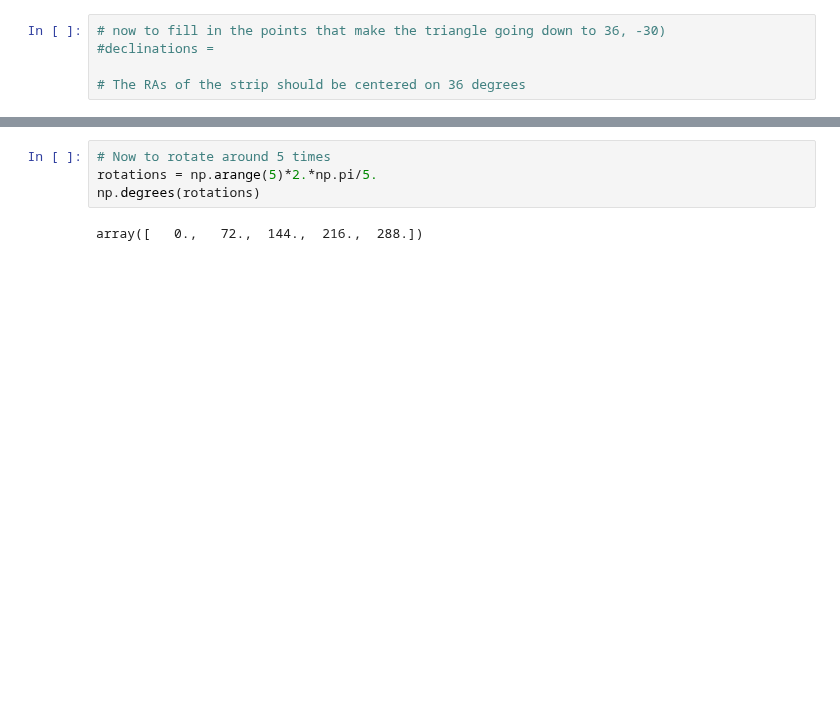
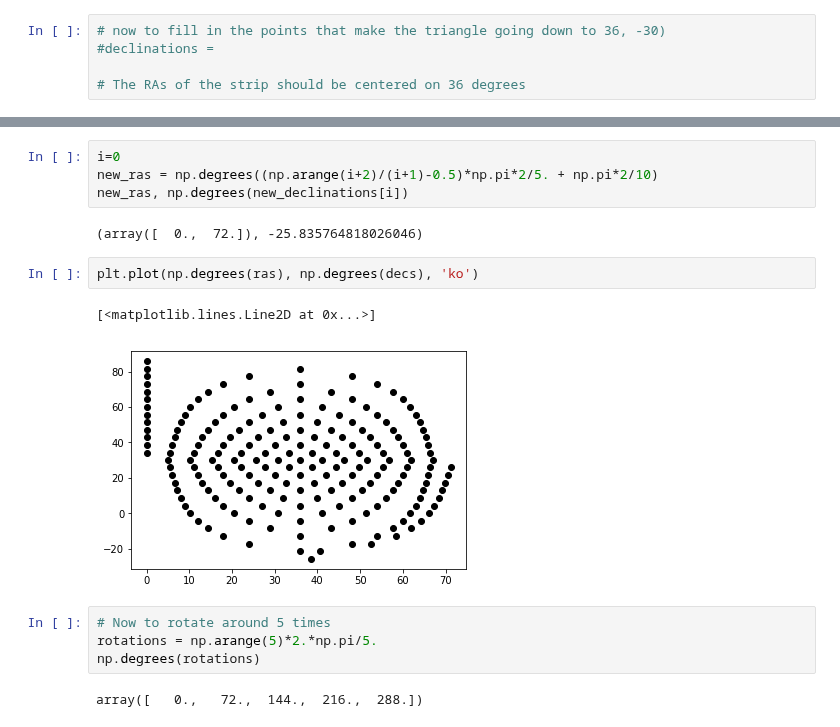
Before and after one commit to yoachim/18_scratch, a Jupyter notebook: penthex/try_cover.ipynb, the cells around one changed output, grey strips where cells are left out. Drawn from its saved outputs; the diff is of its cells as text; blank space fills up the shorter version.

```diff
--- a/penthex/try_cover.ipynb
+++ b/penthex/try_cover.ipynb
@@ -169,3 +188,14 @@ for i, dec in enumerate(declinations[:-1]):
+# %%
+i=0
+new_ras = np.degrees((np.arange(i+2)/(i+1)-0.5)*np.pi*2/5. + np.pi*2/10)
+new_ras, np.degrees(new_declinations[i])
+# %% [output]
+(array([  0.,  72.]), -25.835764818026046)
+# %%
+plt.plot(np.degrees(ras), np.degrees(decs), 'ko')
+# %% [output]
+[<matplotlib.lines.Line2D at 0x...>]
+[figure, added]
 # %%
 # Now to rotate around 5 times
 rotations = np.arange(5)*2.*np.pi/5.
```
Also changed, not shown: parts of 12 cells of this notebook.
